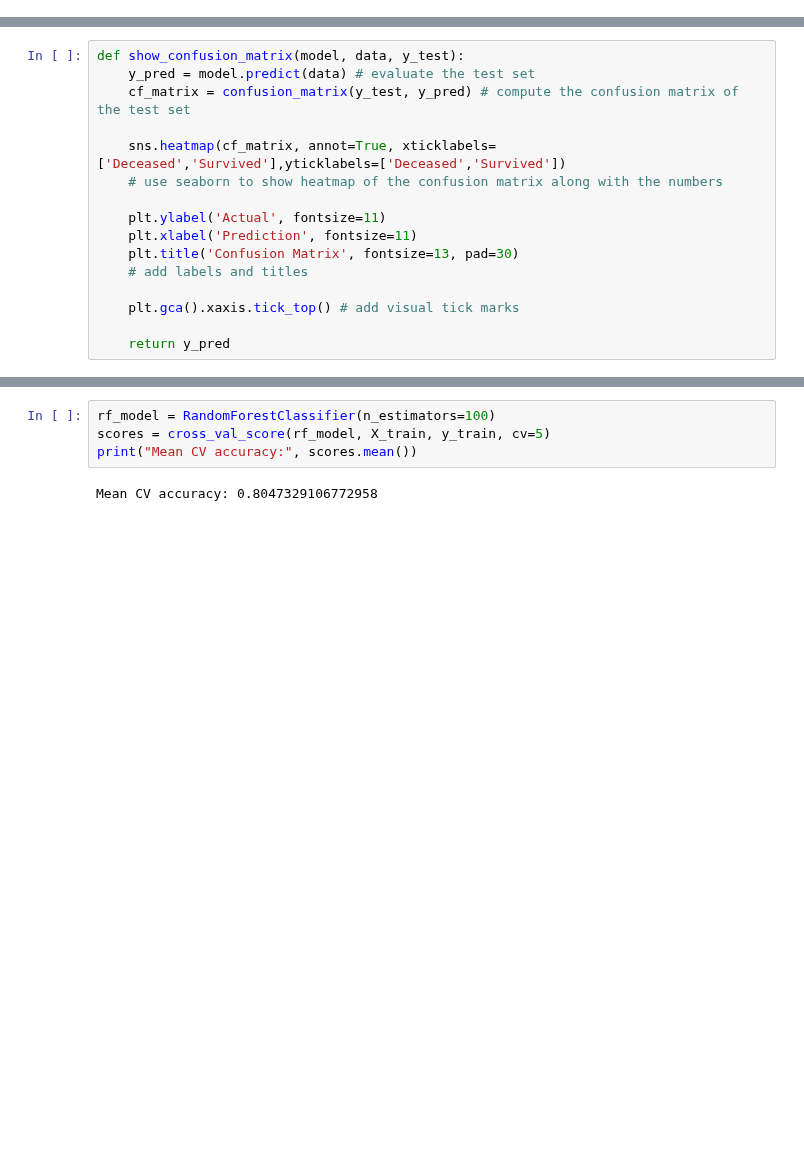
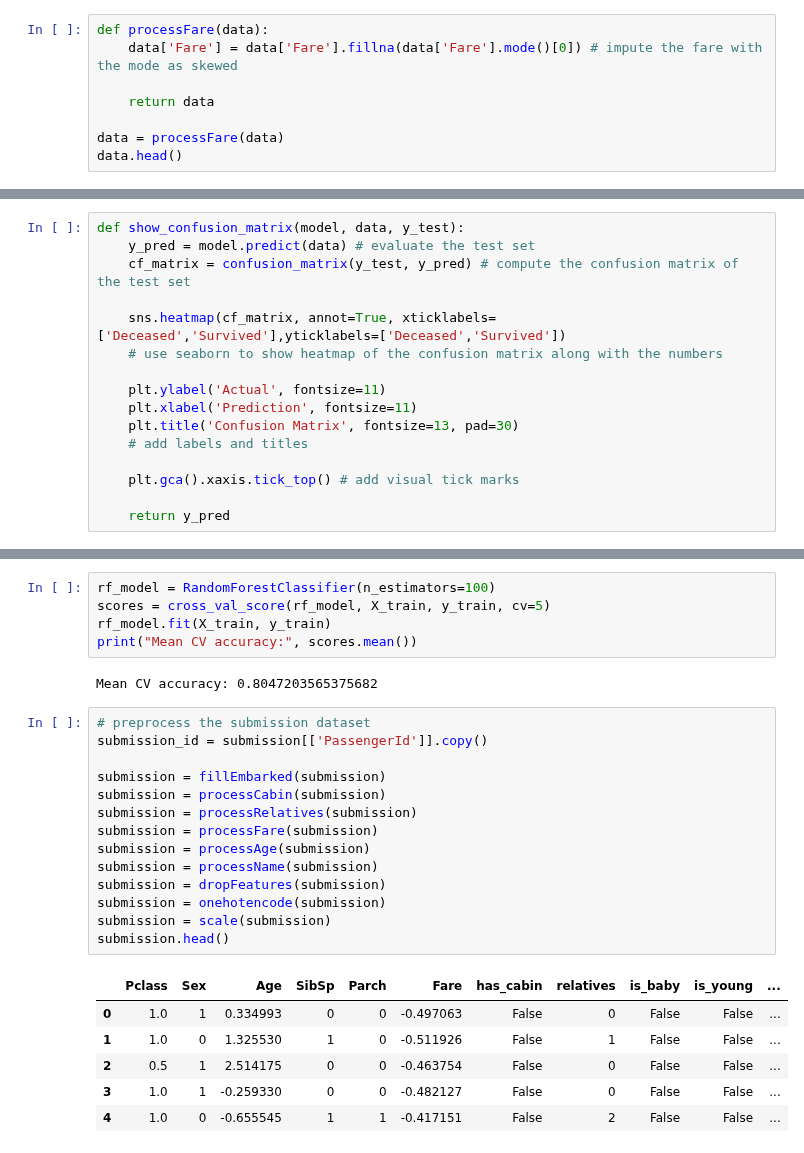
Before and after one commit to LoneCoder21/Kaggle-Notebooks, a Jupyter notebook: Classification/Titanic/titanic.ipynb, the cells around one changed output, grey strips where cells are left out. Saved outputs shown, nothing was run; the diff lists cells and outputs as text; blank space fills up the shorter version.

```diff
--- a/Classification/Titanic/titanic.ipynb
+++ b/Classification/Titanic/titanic.ipynb
@@ -177,3 +177,11 @@ data.head()
 | 2 | 3 | True | 3 | Heikkinen, Miss. Laina | female | 26.0 | 0 | 0 | STON/O2. 3101282 | 7.9250 | ... |
 | 3 | 4 | True | 1 | Futrelle, Mrs. Jacques Heath (Lil... | female | 35.0 | 1 | 0 | 113803 | 53.1000 | ... |
 | 4 | 5 | False | 3 | Allen, Mr. William Henry | male | 35.0 | 0 | 0 | 373450 | 8.0500 | ... |
+# %%
+def processFare(data):
+    data['Fare'] = data['Fare'].fillna(data['Fare'].mode()[0]) # impute the fare with the mode as skewed
+
+    return data
+
+data = processFare(data)
+data.head()
@@ -314,6 +331,28 @@ Mean CV accuracy: 0.827154604230745
 # %%
 rf_model = RandomForestClassifier(n_estimators=100)
 scores = cross_val_score(rf_model, X_train, y_train, cv=5)
+rf_model.fit(X_train, y_train)
 print("Mean CV accuracy:", scores.mean())
 # %% [output]
-Mean CV accuracy: 0.8047329106772958
+Mean CV accuracy: 0.8047203565375682
+# %%
+# preprocess the submission dataset
+submission_id = submission[['PassengerId']].copy()
+
+submission = fillEmbarked(submission)
+submission = processCabin(submission)
+submission = processRelatives(submission)
+submission = processFare(submission)
+submission = processAge(submission)
+submission = processName(submission)
+submission = dropFeatures(submission)
+submission = onehotencode(submission)
+submission = scale(submission)
+submission.head()
+# %% [output]
+|  | Pclass | Sex | Age | SibSp | Parch | Fare | has_cabin | relatives | is_baby | is_young | ... |
+| 0 | 1.0 | 1 | 0.334993 | 0 | 0 | -0.497063 | False | 0 | False | False | ... |
+| 1 | 1.0 | 0 | 1.325530 | 1 | 0 | -0.511926 | False | 1 | False | False | ... |
+| 2 | 0.5 | 1 | 2.514175 | 0 | 0 | -0.463754 | False | 0 | False | False | ... |
+| 3 | 1.0 | 1 | -0.259330 | 0 | 0 | -0.482127 | False | 0 | False | False | ... |
+| 4 | 1.0 | 0 | -0.655545 | 1 | 1 | -0.417151 | False | 2 | False | False | ... |
```
Also changed, not shown: parts of 8 cells of this notebook.
